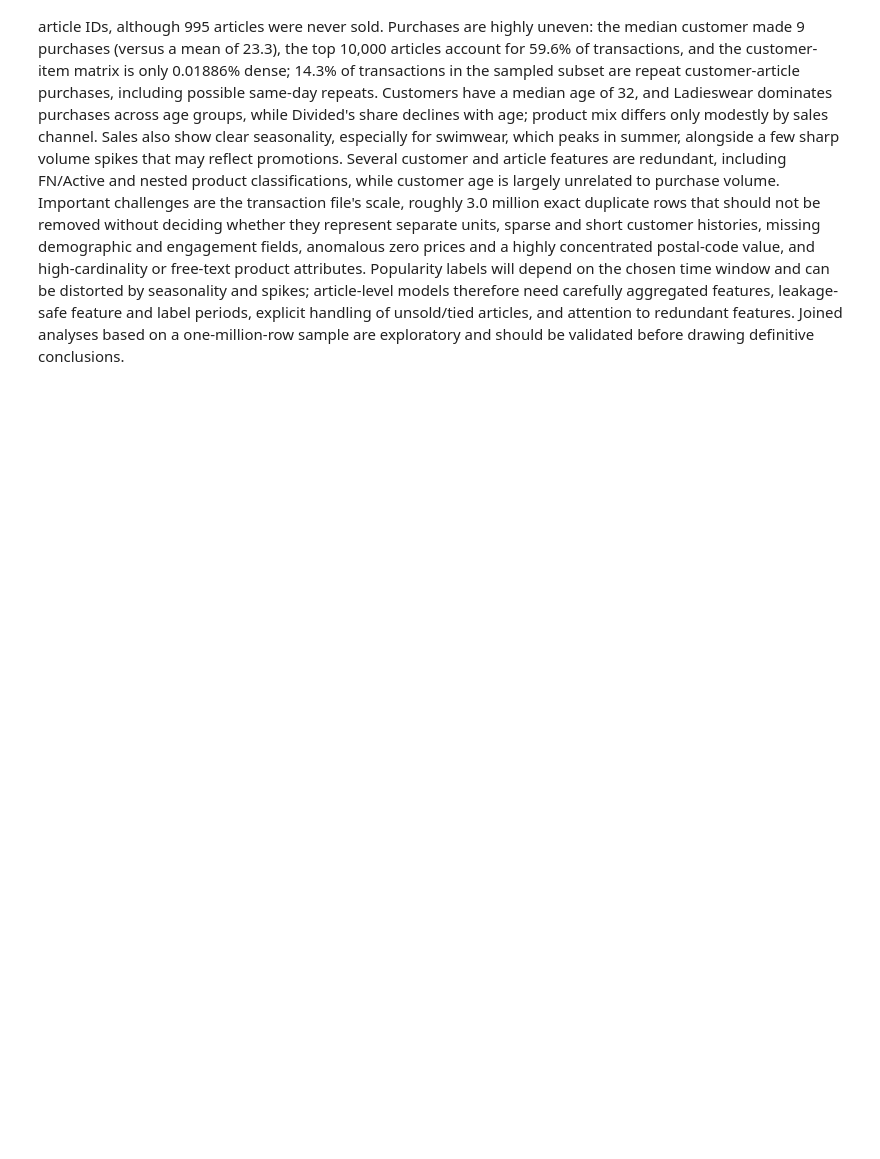
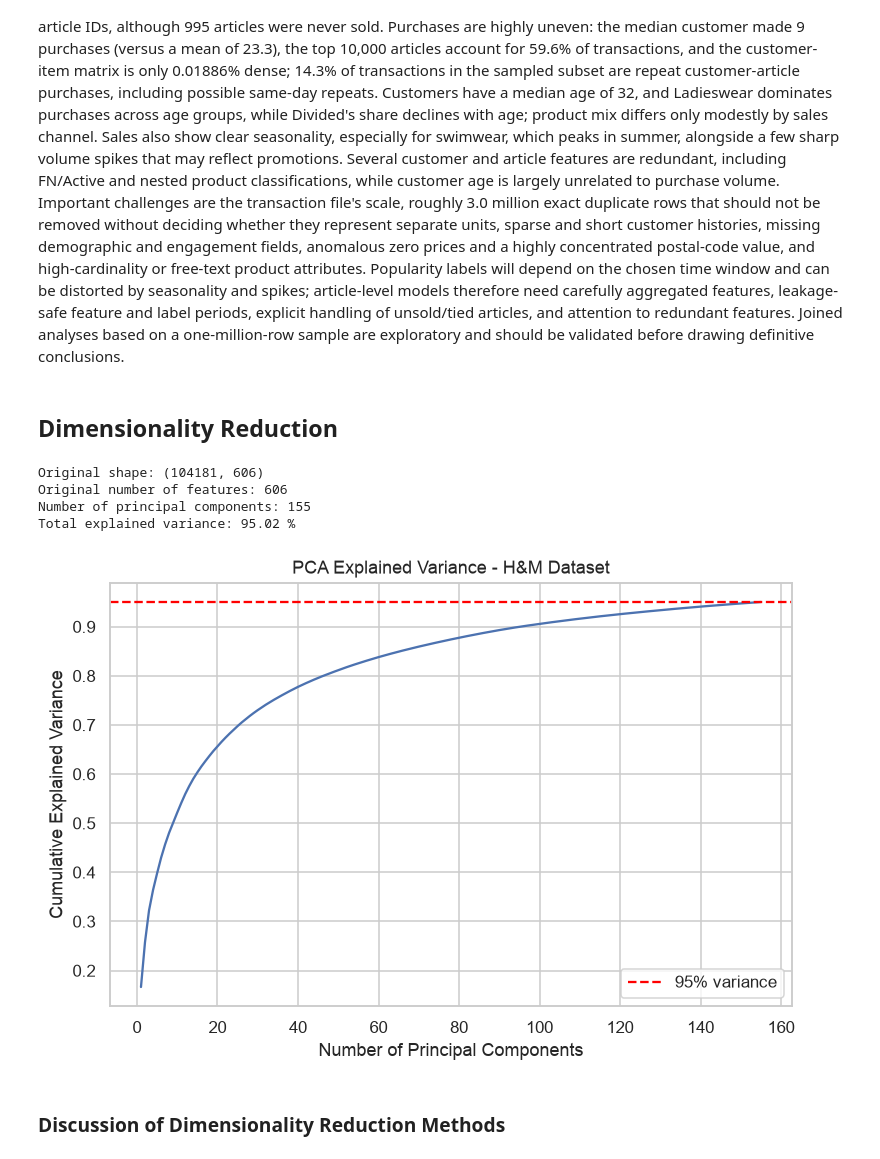
Before and after one commit to chungite/455-group-project-, a Jupyter notebook: hm_eda.ipynb, the cells around one changed output. Saved outputs shown, nothing was run; the diff lists cells and outputs as text; code cells hidden in the pictures; blank space fills up the shorter version.

Commit message:
implemented the dimensionality reduction techniques and ignored DS_Store files in gitignore

```diff
--- a/hm_eda.ipynb
+++ b/hm_eda.ipynb
@@ -394,0 +401,64 @@ The three tables cover 1.37 million customers, 105,542 articles, and 31.8 millio
+# %% [markdown]
+## Dimensionality Reduction
+# %%
+
+import pandas as pd
+import numpy as np
+import matplotlib.pyplot as plt
+from sklearn.decomposition import PCA
+from sklearn.preprocessing import StandardScaler
+
+# Load the encoded dataset
+X = pd.read_csv(
+    "encoded_features.csv",
+    index_col="article_id"
+)
+
+print("Original shape:", X.shape)
+
+# PCA with 95% explained variance
+pca = PCA(n_components=0.95)
+
+X_pca = pca.fit_transform(X)
+
+print("Original number of features:", X.shape[1])
+print("Number of principal components:", X_pca.shape[1])
+print("Total explained variance:",
+      round(sum(pca.explained_variance_ratio_) * 100, 2), "%")
+# %% [output]
+Original shape: (104181, 606)
+Original number of features: 606
+Number of principal components: 155
+Total explained variance: 95.02 %
+# %%
+
+# Cumulative explained variance
+cumulative_variance = np.cumsum(
+    pca.explained_variance_ratio_
+)
+
+plt.figure(figsize=(8, 5))
+
+plt.plot(
+    range(1, len(cumulative_variance) + 1),
+    cumulative_variance
+)
+
+plt.axhline(
+    y=0.95,
+    color="red",
+    linestyle="--",
+    label="95% variance"
+)
+
+plt.xlabel("Number of Principal Components")
+plt.ylabel("Cumulative Explained Variance")
+plt.title("PCA Explained Variance - H&M Dataset")
+
+plt.legend()
+plt.grid(True)
+plt.show()
+# %% [output]
+[figure, added]
+# %% [markdown]
+### Discussion of Dimensionality Reduction Methods
```
Also changed, not shown: parts of 3 cells of this notebook, 1 other file.
